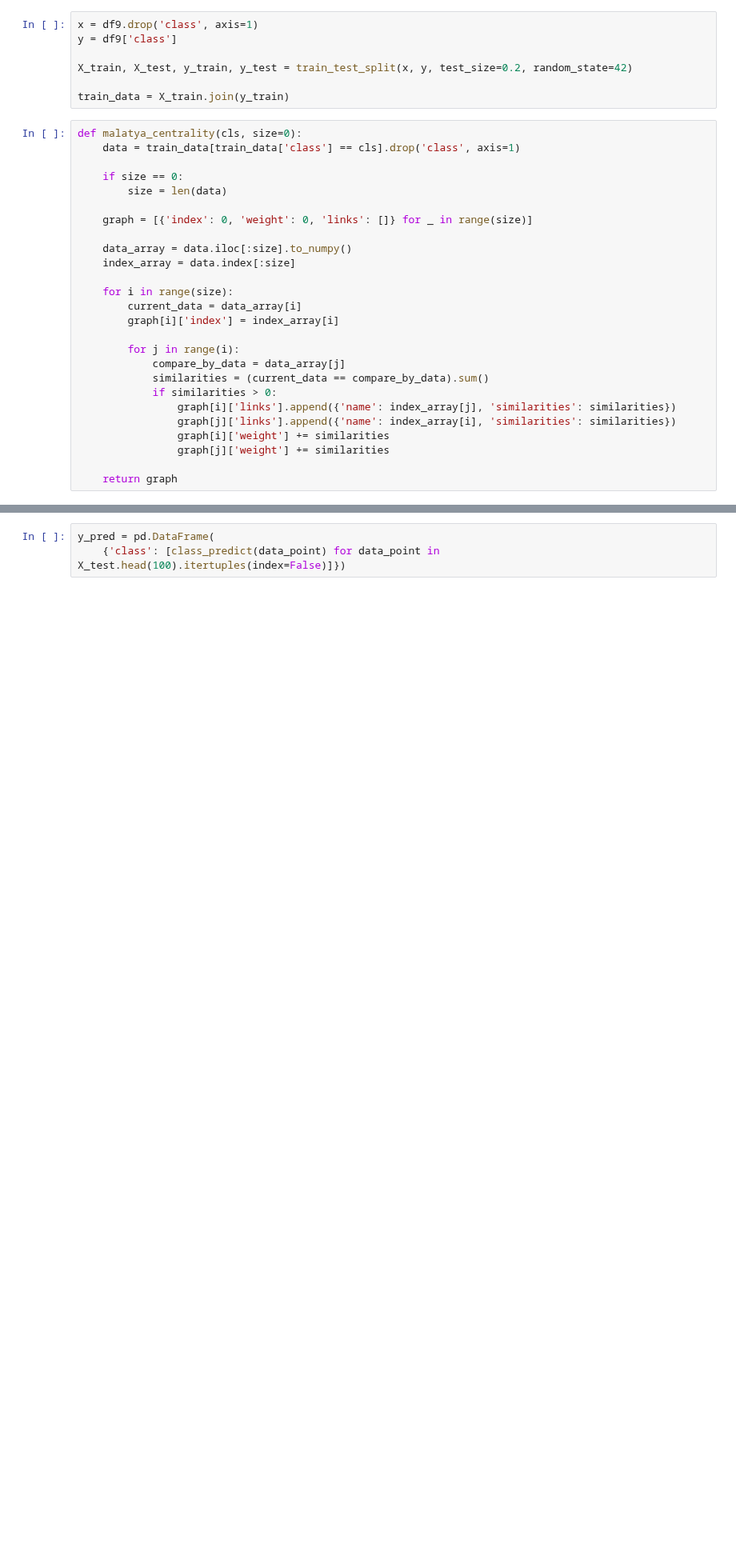
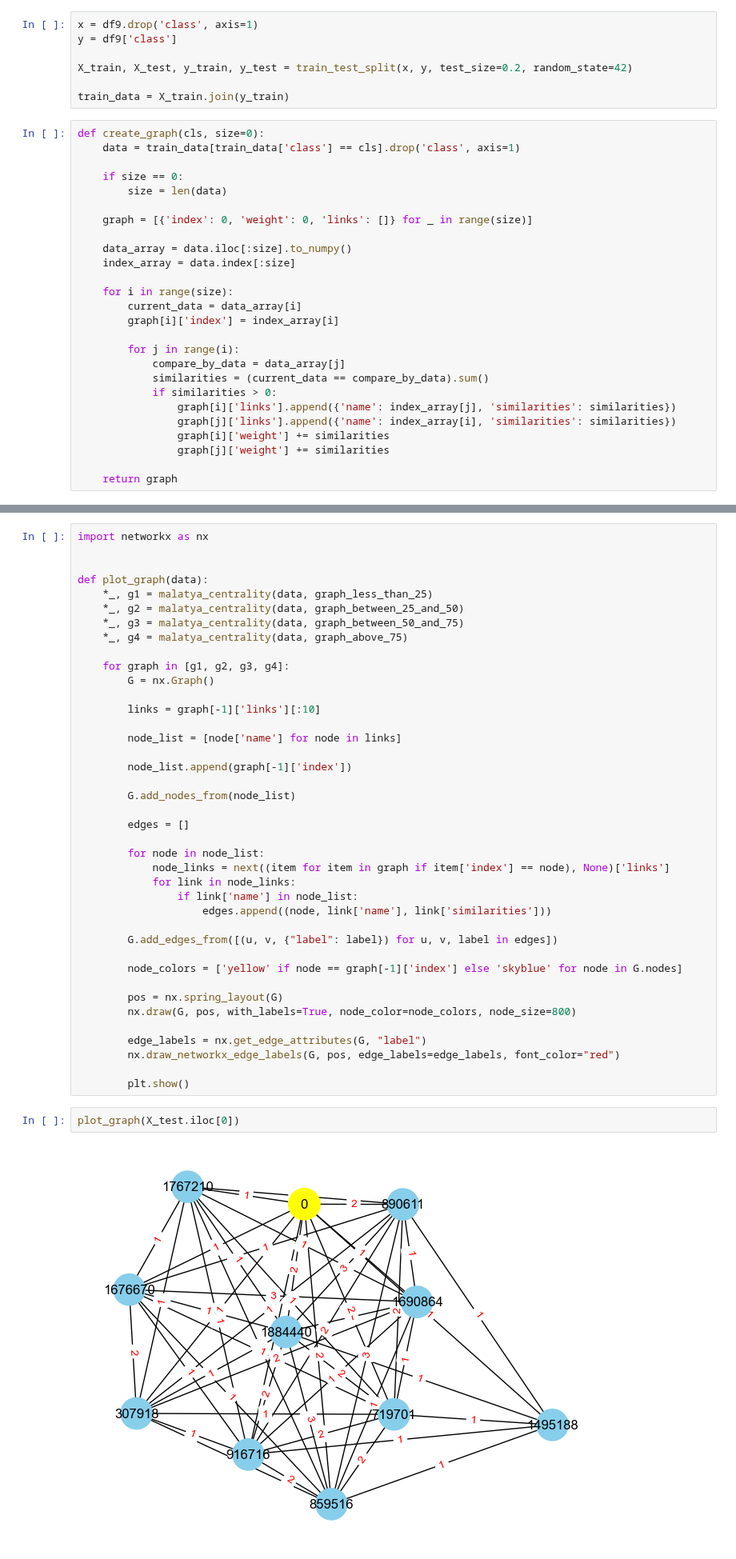
Before and after one commit to AmrWalidi/house-price-prediction-, a Jupyter notebook: house_price_prediction.ipynb, the cells around one changed output, grey strips where cells are left out. Shown at 80% size. Cells and saved outputs as stored; diff of their text form; blank space fills up the shorter version.

Commit message:
add graph plotting

```diff
--- a/house_price_prediction.ipynb
+++ b/house_price_prediction.ipynb
@@ -397,7 +444,7 @@ X_train, X_test, y_train, y_test = train_test_split(x, y, test_size=0.2, random_
 
 train_data = X_train.join(y_train)
 # %%
-def malatya_centrality(cls, size=0):
+def create_graph(cls, size=0):
     data = train_data[train_data['class'] == cls].drop('class', axis=1)
 
     if size == 0:
@@ -473,6 +520,47 @@ def class_predict(data):
         return 'between 50% and 75%'
     else:
         return 'above 75%'
+# %%
+import networkx as nx
+
+
+def plot_graph(data):
+    *_, g1 = malatya_centrality(data, graph_less_than_25)
+    *_, g2 = malatya_centrality(data, graph_between_25_and_50)
+    *_, g3 = malatya_centrality(data, graph_between_50_and_75)
+    *_, g4 = malatya_centrality(data, graph_above_75)
+
+    for graph in [g1, g2, g3, g4]:
+        G = nx.Graph()
+
+        links = graph[-1]['links'][:10]
+
+        node_list = [node['name'] for node in links]
+
+        node_list.append(graph[-1]['index'])
+
+        G.add_nodes_from(node_list)
+
+        edges = []
+
+        for node in node_list:
+            node_links = next((item for item in graph if item['index'] == node), None)['links']
+            for link in node_links:
+                if link['name'] in node_list:
+                    edges.append((node, link['name'], link['similarities']))
+
+        G.add_edges_from([(u, v, {"label": label}) for u, v, label in edges])
+
+        node_colors = ['yellow' if node == graph[-1]['index'] else 'skyblue' for node in G.nodes]
+
+        pos = nx.spring_layout(G)
+        nx.draw(G, pos, with_labels=True, node_color=node_colors, node_size=800)
+
+        edge_labels = nx.get_edge_attributes(G, "label")
+        nx.draw_networkx_edge_labels(G, pos, edge_labels=edge_labels, font_color="red")
+
+        plt.show()
 # %%
-y_pred = pd.DataFrame(
-    {'class': [class_predict(data_point) for data_point in X_test.head(100).itertuples(index=False)]})
+plot_graph(X_test.iloc[0])
+# %% [output]
+[figure, added]
```
Also changed, not shown: parts of 12 cells of this notebook.
